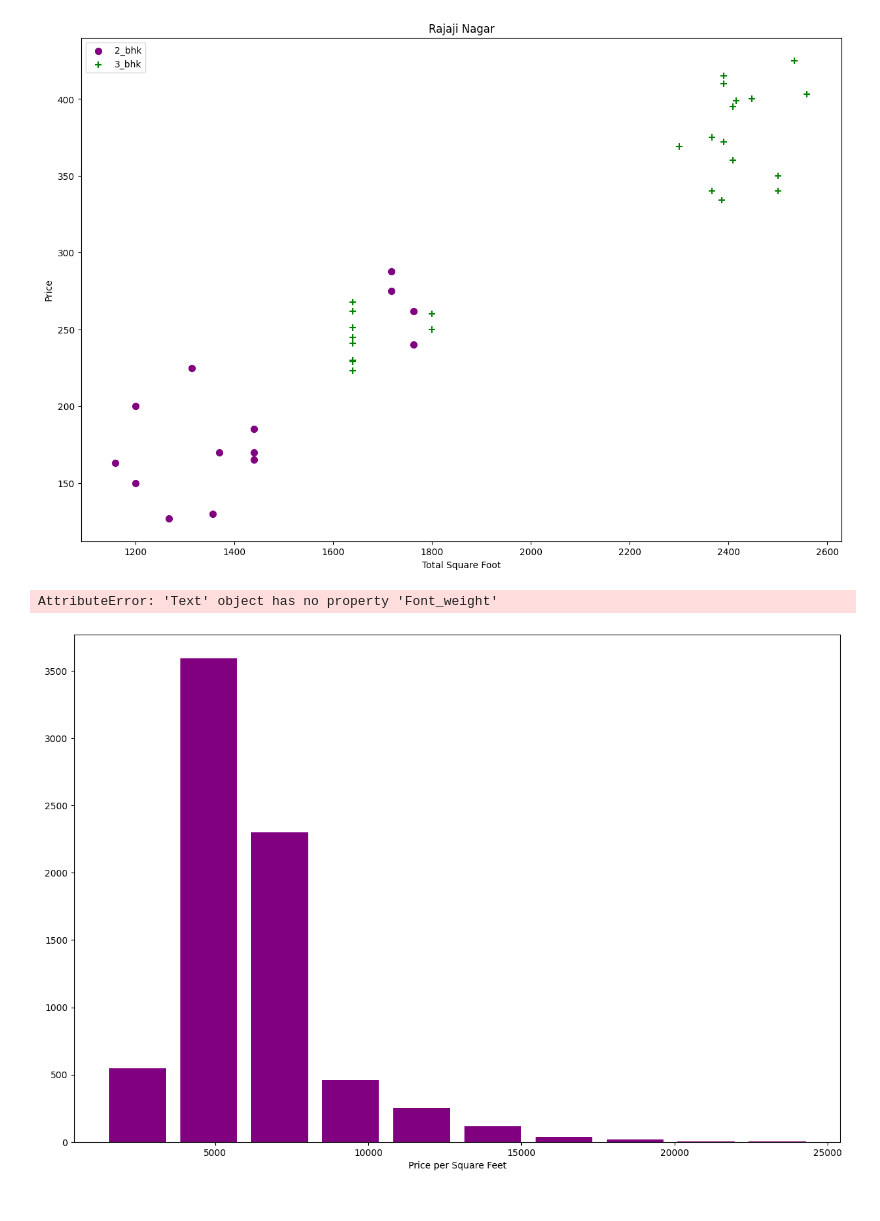
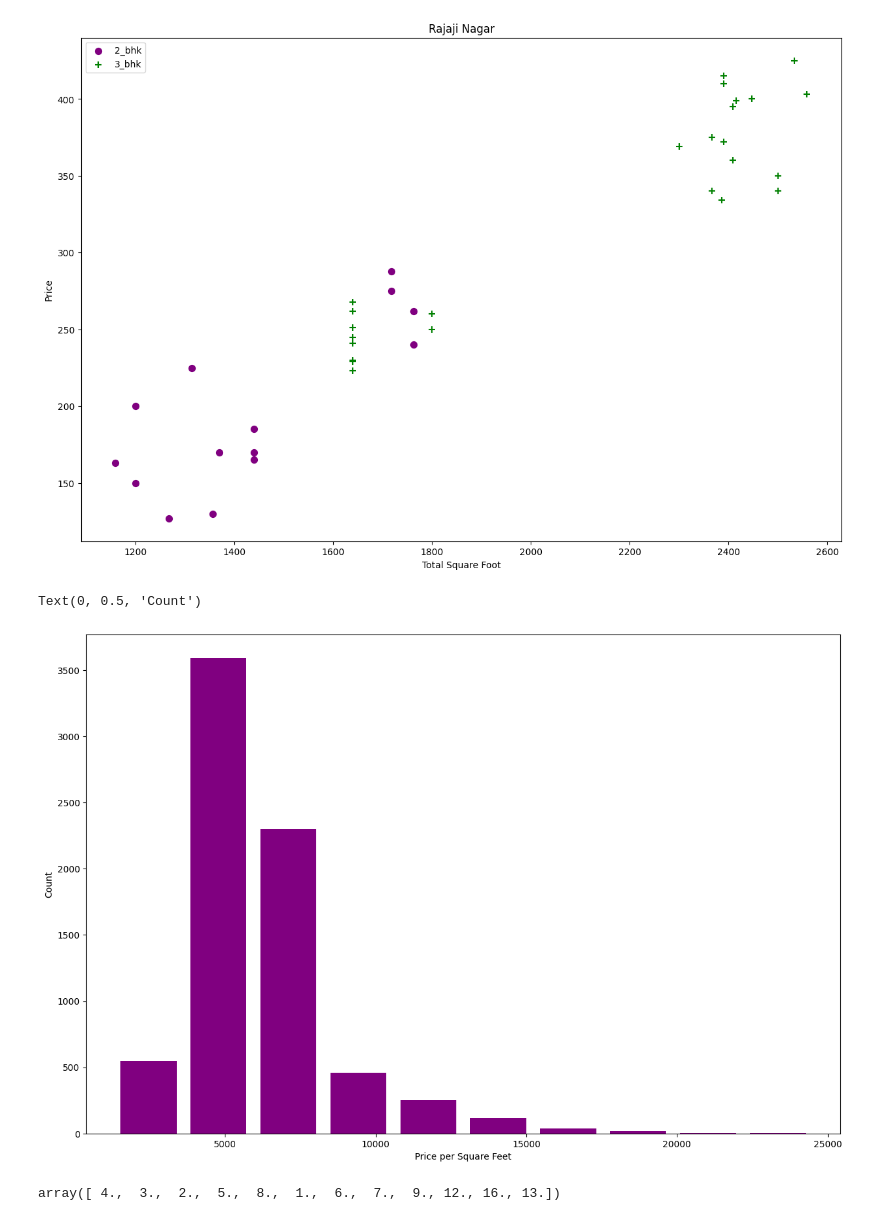
Before and after one commit to levine01/Real-Estate-House-prediction, a Jupyter notebook: index.ipynb, the cells around one changed output. Saved outputs shown, nothing was run; the diff lists cells and outputs as text; code cells hidden in the pictures.

```diff
--- a/index.ipynb
+++ b/index.ipynb
@@ -316,10 +318,15 @@ plot_scatter_chart(df, 'Rajaji Nagar')
 # %% [output]
 [figure]
 # %%
-#histogram
+#histogram of bhk after removing outliers
 plt.hist(df.price_per_sqft,rwidth=0.8,color="purple")
-plt.xlabel('Price per Square Feet', Font_weight=12)
+plt.xlabel('Price per Square Feet', fontweight=12)
 plt.ylabel('Count')
 # %% [output]
-AttributeError: 'Text' object has no property 'Font_weight'
+Text(0, 0.5, 'Count')
-[figure, old version]
+[figure, new version]
+# %%
+# unique number of bathrooms
+df.bath.unique()
+# %% [output]
+array([ 4.,  3.,  2.,  5.,  8.,  1.,  6.,  7.,  9., 12., 16., 13.])
```
Also changed, not shown: parts of 25 cells of this notebook.
